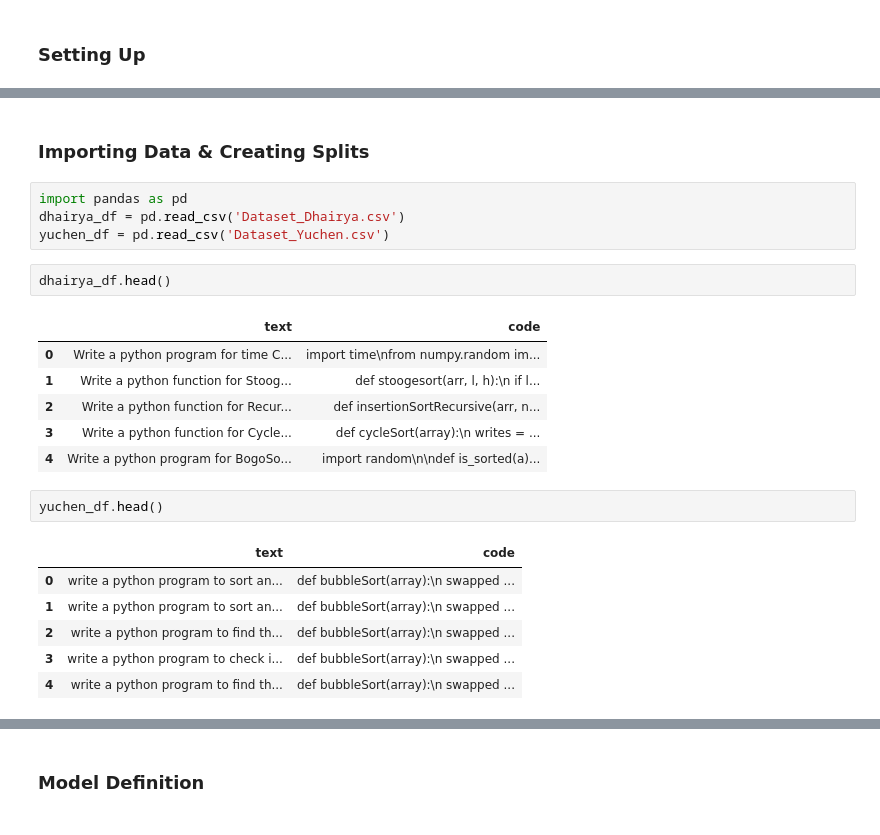
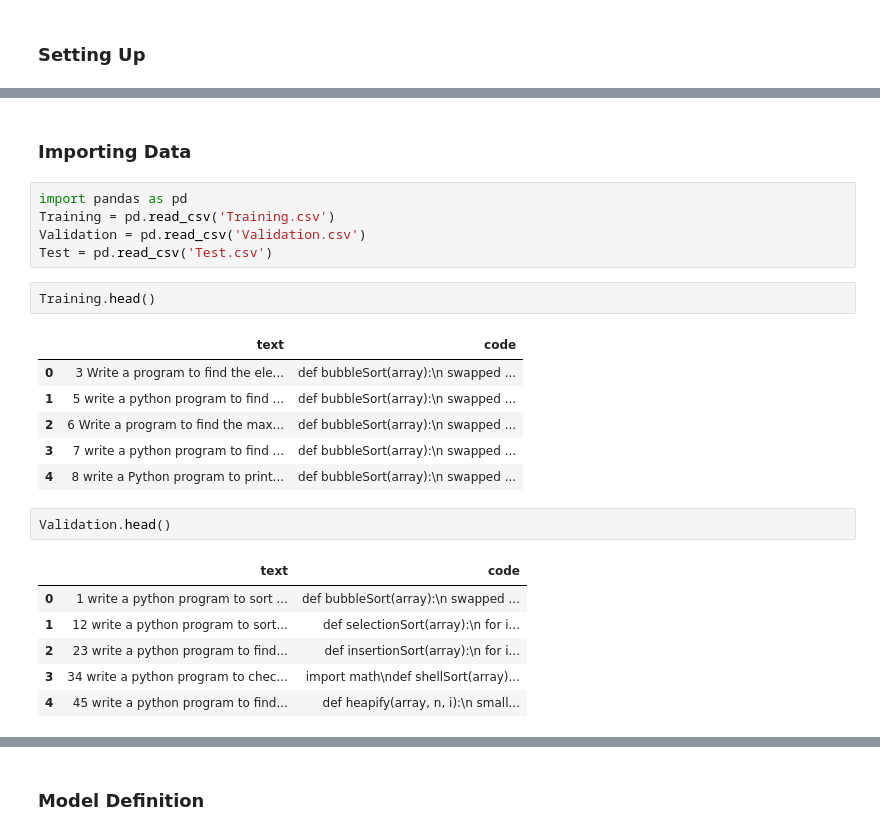
Before and after one commit to ece1786-2022/Eng2Py, a Jupyter notebook: codet5_base_finetuned_on_sorting.ipynb, the cells around one changed output, grey strips where cells are left out. Drawn from its saved outputs; the diff is of its cells as text.

```diff
--- a/codet5_base_finetuned_on_sorting.ipynb
+++ b/codet5_base_finetuned_on_sorting.ipynb
@@ -61,24 +20,25 @@ Requirement already satisfied: sentencepiece in /usr/local/lib/python3.7/dist-pa
 # %% [markdown]
-### Importing Data & Creating Splits
+### Importing Data
 # %%
 import pandas as pd
-dhairya_df = pd.read_csv('Dataset_Dhairya.csv')
-yuchen_df = pd.read_csv('Dataset_Yuchen.csv')
+Training = pd.read_csv('Training.csv')
+Validation = pd.read_csv('Validation.csv')
+Test = pd.read_csv('Test.csv')
 # %%
-dhairya_df.head()
+Training.head()
 # %% [output]
 |  | text | code |
-| 0 | Write a python program for time C... | import time\nfrom numpy.random im... |
-| 1 | Write a python function for Stoog... | def stoogesort(arr, l, h):\n if l... |
-| 2 | Write a python function for Recur... | def insertionSortRecursive(arr, n... |
-| 3 | Write a python function for Cycle... | def cycleSort(array):\n writes = ... |
-| 4 | Write a python program for BogoSo... | import random\n\ndef is_sorted(a)... |
+| 0 | 3 Write a program to find the ele... | def bubbleSort(array):\n swapped ... |
+| 1 | 5 write a python program to find ... | def bubbleSort(array):\n swapped ... |
+| 2 | 6 Write a program to find the max... | def bubbleSort(array):\n swapped ... |
+| 3 | 7 write a python program to find ... | def bubbleSort(array):\n swapped ... |
+| 4 | 8 write a Python program to print... | def bubbleSort(array):\n swapped ... |
 # %%
-yuchen_df.head()
+Validation.head()
 # %% [output]
 |  | text | code |
-| 0 | write a python program to sort an... | def bubbleSort(array):\n swapped ... |
-| 1 | write a python program to sort an... | def bubbleSort(array):\n swapped ... |
-| 2 | write a python program to find th... | def bubbleSort(array):\n swapped ... |
-| 3 | write a python program to check i... | def bubbleSort(array):\n swapped ... |
-| 4 | write a python program to find th... | def bubbleSort(array):\n swapped ... |
+| 0 | 1 write a python program to sort ... | def bubbleSort(array):\n swapped ... |
+| 1 | 12 write a python program to sort... | def selectionSort(array):\n for i... |
+| 2 | 23 write a python program to find... | def insertionSort(array):\n for i... |
+| 3 | 34 write a python program to chec... | import math\ndef shellSort(array)... |
+| 4 | 45 write a python program to find... | def heapify(array, n, i):\n small... |
```
Also changed, not shown: parts of 27 cells of this notebook, 2 other files.
